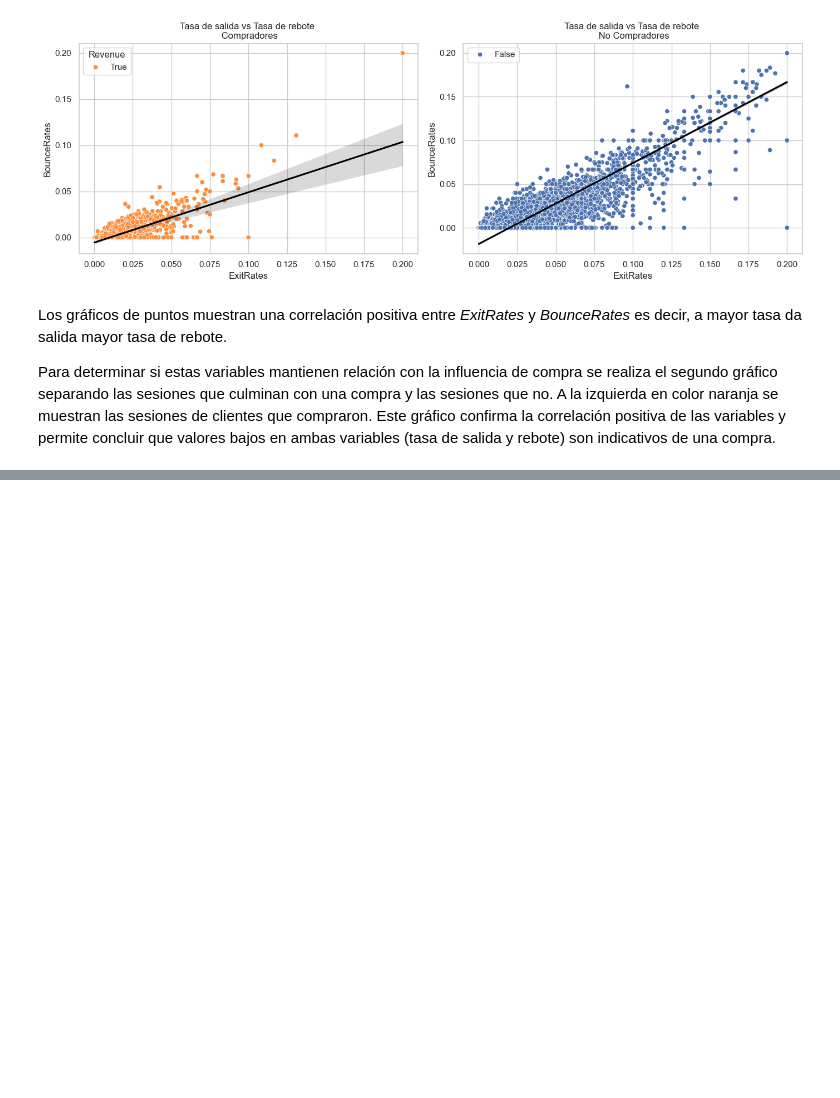
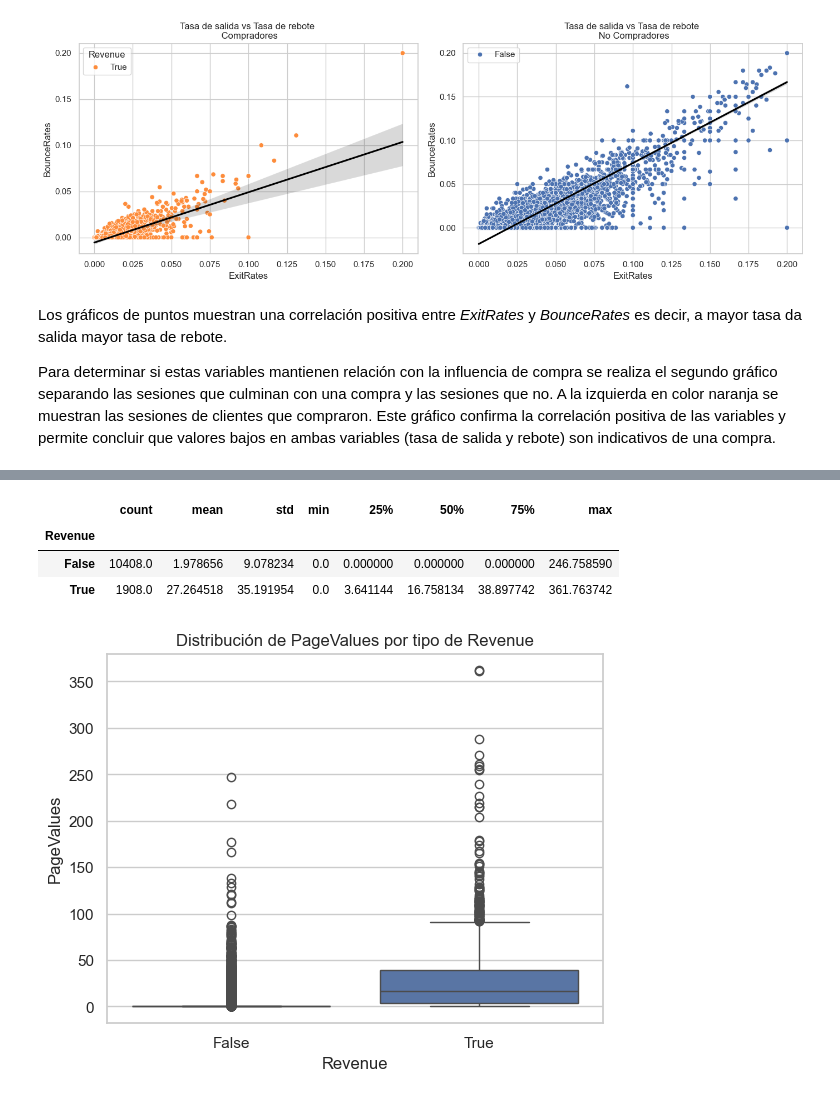
Before and after one commit to AEEM1993/DS_CasoPractico_MOD8, a Jupyter notebook: CASO_PRACTICO.ipynb, the cells around one changed output, grey strips where cells are left out. Saved outputs shown, nothing was run; the diff lists cells and outputs as text; code cells hidden in the pictures; blank space fills up the shorter version.

Commit message:
PageValues metrics

```diff
--- a/CASO_PRACTICO.ipynb
+++ b/CASO_PRACTICO.ipynb
@@ -292,0 +297,11 @@ Para determinar si estas variables mantienen relación con la influencia de comp
+# %%
+display(df_data.groupby("Revenue").describe()["PageValues"])
+sns.boxplot(data=df_data, x="Revenue", y="PageValues")
+plt.title("Distribución de PageValues por tipo de Revenue")
+plt.show()
+# %% [output]
+|  | count | mean | std | min | 25% | 50% | 75% | max |
+| Revenue |  |  |  |  |  |  |  |  |
+| False | 10408.0 | 1.978656 | 9.078234 | 0.0 | 0.000000 | 0.000000 | 0.000000 | 246.758590 |
+| True | 1908.0 | 27.264518 | 35.191954 | 0.0 | 3.641144 | 16.758134 | 38.897742 | 361.763742 |
+[figure, added]
```
Also changed, not shown: parts of 6 cells of this notebook.
